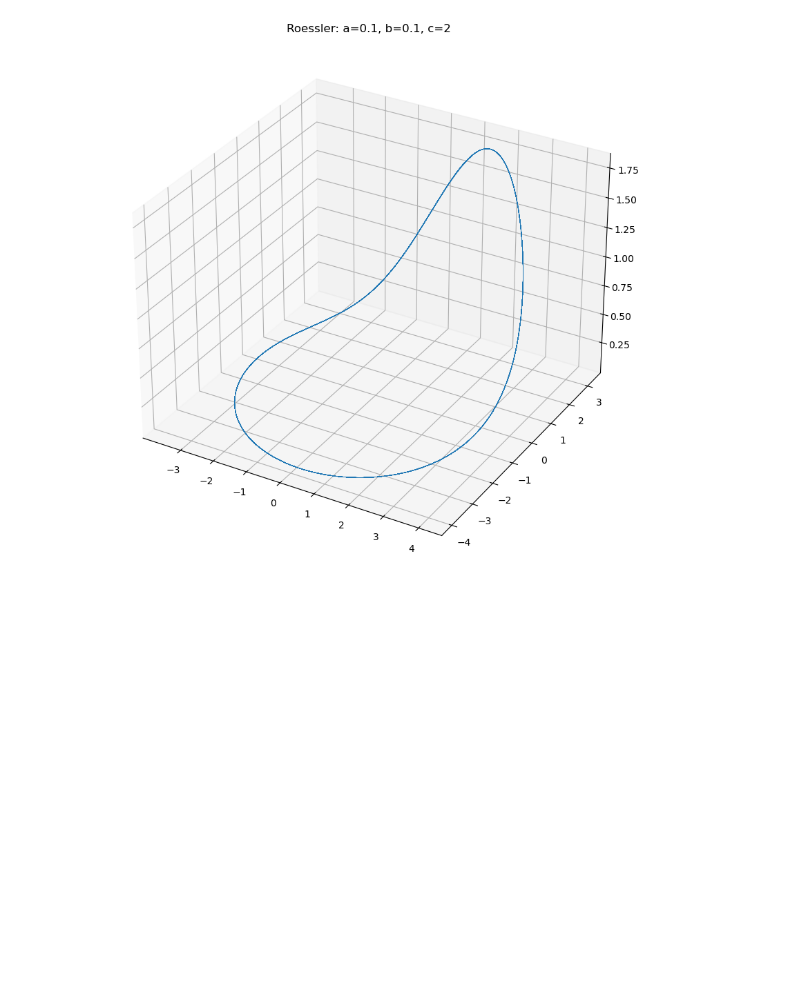
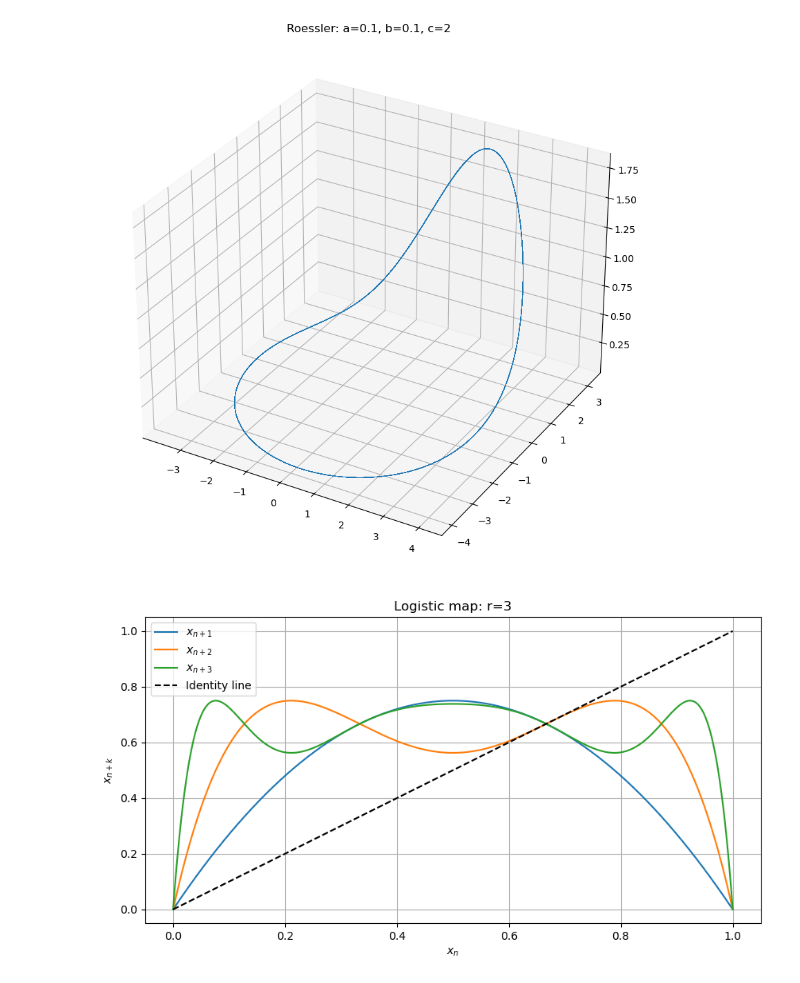
Before and after one commit to anuramat/uhd-nld, a Jupyter notebook: ex7/ex7.ipynb, the cells around one changed output. Cells and saved outputs as stored; diff of their text form; code cells hidden in the pictures; blank space fills up the shorter version.

Commit message:
feat(ex7): added logistic mapping

```diff
--- a/ex7/ex7.ipynb
+++ b/ex7/ex7.ipynb
@@ -128,3 +128,38 @@ ax.set_title(f'Roessler: a={a}, b={b}, c={c}')
 plt.savefig('periodic_roessler.png')
 # %% [output]
 [figure]
+# %%
+import numpy as np
+import matplotlib.pyplot as plt
+
+# Logistic map function
+def logistic_map(r, x):
+    return r * x * (1 - x)
+
+# Parameters
+r = 3  # example parameter value, can be changed
+x_values = np.linspace(0, 1, 400)
+
+# Calculate x_{n+1}, x_{n+2}, x_{n+3}
+x_n1 = logistic_map(r, x_values)
+x_n2 = logistic_map(r, x_n1)
+x_n3 = logistic_map(r, x_n2)
+
+# Plotting
+plt.figure(figsize=(10, 5))
+plt.plot(x_values, x_n1, label=r'$x_{n+1}$')
+plt.plot(x_values, x_n2, label=r'$x_{n+2}$')
+plt.plot(x_values, x_n3, label=r'$x_{n+3}$')
+
+# Identity line
+plt.plot(x_values, x_values, 'k--', label='Identity line')
+
+# Labels and title
+plt.xlabel(r'$x_n$')
+plt.ylabel(r'$x_{n+k}$')
+plt.title(f'Logistic map: r={r}')
+plt.legend()
+plt.grid(True)
+plt.savefig('logistic.png')
+# %% [output]
+[figure, added]
```
Also changed, not shown: 1 other file.
